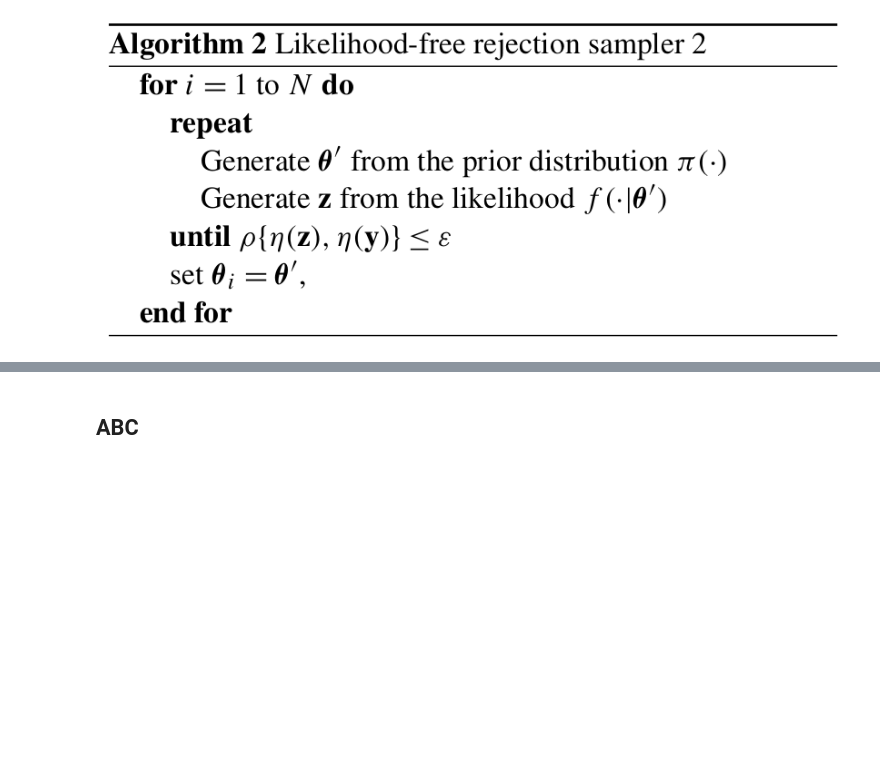
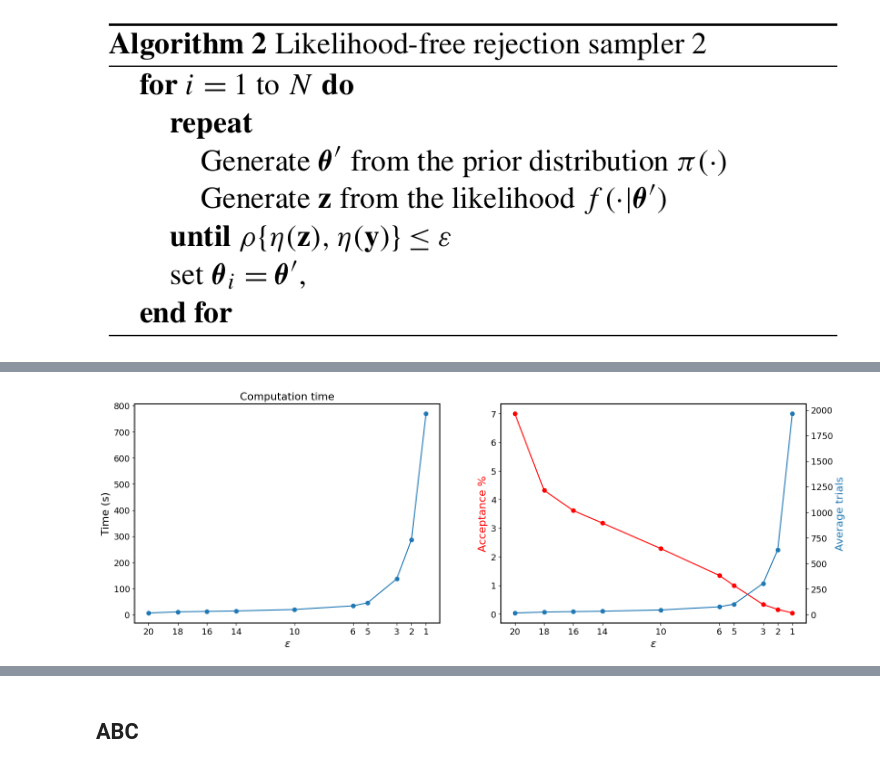
Before and after one commit to Berto70/abc_sir, a Jupyter notebook: final_notebook.ipynb, the cells around one changed output, grey strips where cells are left out. Saved outputs shown, nothing was run; the diff lists cells and outputs as text; code cells hidden in the pictures; blank space fills up the shorter version.

```diff
--- a/final_notebook.ipynb
+++ b/final_notebook.ipynb
@@ -123,0 +127,4 @@ void distance(int N, int ndays, int *obs_S, int *obs_I, int *obs_R,
+# %%
+Image.open('./py_code/plot/comp_stats.png')
+# %% [output]
+[figure, added]
```
Also changed, not shown: parts of 10 cells of this notebook.
